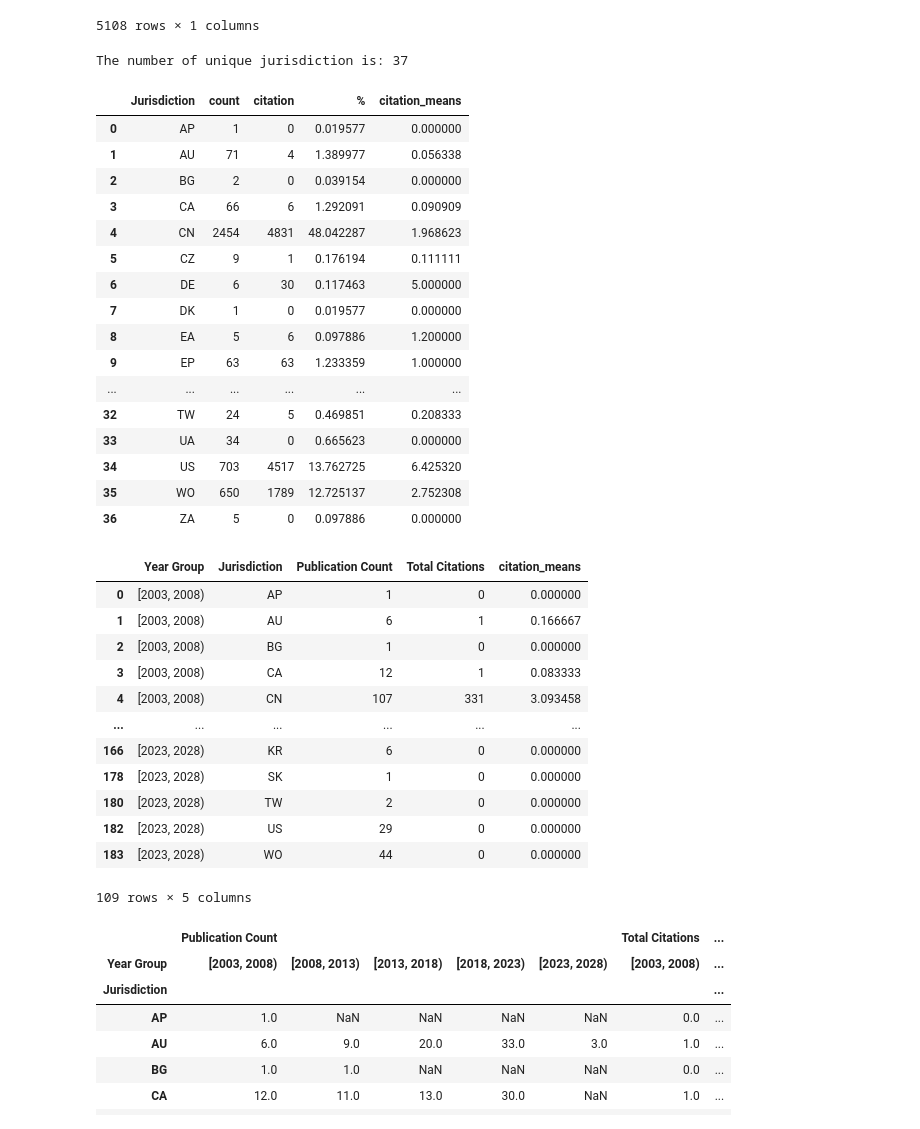
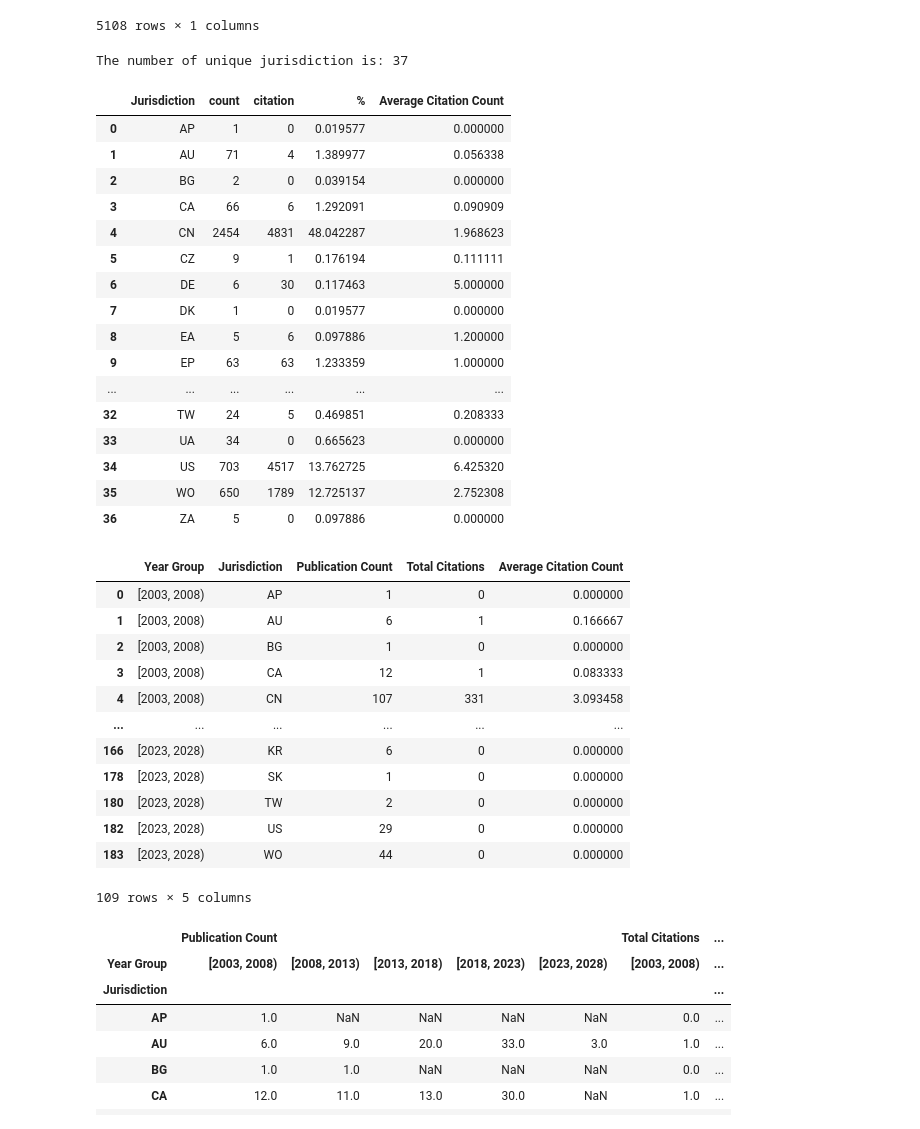
Before and after one commit to descartesmbogning/Deciphering_Bacteriophage_Revolution, a Jupyter notebook: 1_patent_analysis_trend2.ipynb, the cells around one changed output. Drawn from its saved outputs; the diff is of its cells as text; code cells hidden in the pictures.

```diff
--- a/1_patent_analysis_trend2.ipynb
+++ b/1_patent_analysis_trend2.ipynb
@@ -419,33 +419,33 @@ jurisdiction_data
 # %%
 import pandas as pd
 
 # Your DataFrame is named jurisdiction_data
 jurisdiction_list = jurisdiction_data['Jurisdiction'].str.split(';;').explode().str.strip()
 
 # Count the unique jurisdiction names
 unique_jurisdiction_count = jurisdiction_list.nunique()
 
 print('The number of unique jurisdiction is:', unique_jurisdiction_count)
 
 #
 jurisdiction_list2 = jurisdiction_list.to_frame().reset_index()
 
 # and sum citations within each group
 grouped = jurisdiction_list2.groupby(['Jurisdiction']).agg({'Lens ID': 'count', 'Cited by Patent Count': 'sum'}).reset_index()
 
 grouped['%'] = grouped['Lens ID']/jurisdiction_data['Jurisdiction'].count()*100
-grouped['citation_means'] = grouped['Cited by Patent Count']/grouped['Lens ID']
+grouped['Average Citation Count'] = grouped['Cited by Patent Count']/grouped['Lens ID']
 # Rename columns
-grouped.columns = ['Jurisdiction', 'count','citation', '%',  'citation_means']
+grouped.columns = ['Jurisdiction', 'count','citation', '%',  'Average Citation Count']
 
 # Save data
 grouped.to_pickle(f'/content/drive/MyDrive/YORKU PROJECT/JUDE/BACTERIOPHAGE/jurisdiction_count_citation.pkl')
 grouped.to_csv(f'/content/drive/MyDrive/YORKU PROJECT/JUDE/BACTERIOPHAGE/jurisdiction_count_citation.csv')
 
 grouped#.head(50)
 # %% [output]
 The number of unique jurisdiction is: 37
-|  | Jurisdiction | count | citation | % | citation_means |
+|  | Jurisdiction | count | citation | % | Average Citation Count |
 | 0 | AP | 1 | 0 | 0.019577 | 0.000000 |
 | 1 | AU | 71 | 4 | 1.389977 | 0.056338 |
 | 2 | BG | 2 | 0 | 0.039154 | 0.000000 |
@@ -472,7 +472,7 @@ jurisdiction_list2['Year Group'] = pd.cut(jurisdiction_list2['Publication Year']
 # Group by 'Year Group' and '......', count number of publications
 # and sum citations within each group
 grouped = jurisdiction_list2.groupby(['Year Group','Jurisdiction']).agg({'Lens ID': 'count', 'Cited by Patent Count': 'sum'}).reset_index()
-grouped['citation_means'] = grouped['Cited by Patent Count']/grouped['Lens ID']
+grouped['Average Citation Count'] = grouped['Cited by Patent Count']/grouped['Lens ID']
 # Create a boolean mask to identify rows with 0 in the 'Lens ID' column
 mask = (grouped['Lens ID'] == 0)
 
@@ -480,11 +480,11 @@ mask = (grouped['Lens ID'] == 0)
 grouped_filtered = grouped[~mask]
 
 # Rename columns
-grouped_filtered.columns = ['Year Group','Jurisdiction', 'Publication Count', 'Total Citations',  'citation_means']
+grouped_filtered.columns = ['Year Group','Jurisdiction', 'Publication Count', 'Total Citations',  'Average Citation Count']
 
 grouped_filtered
 # %% [output]
-|  | Year Group | Jurisdiction | Publication Count | Total Citations | citation_means |
+|  | Year Group | Jurisdiction | Publication Count | Total Citations | Average Citation Count |
 | 0 | [2003, 2008) | AP | 1 | 0 | 0.000000 |
 | 1 | [2003, 2008) | AU | 6 | 1 | 0.166667 |
 | 2 | [2003, 2008) | BG | 1 | 0 | 0.000000 |
```
Also changed, not shown: parts of 55 cells of this notebook.
